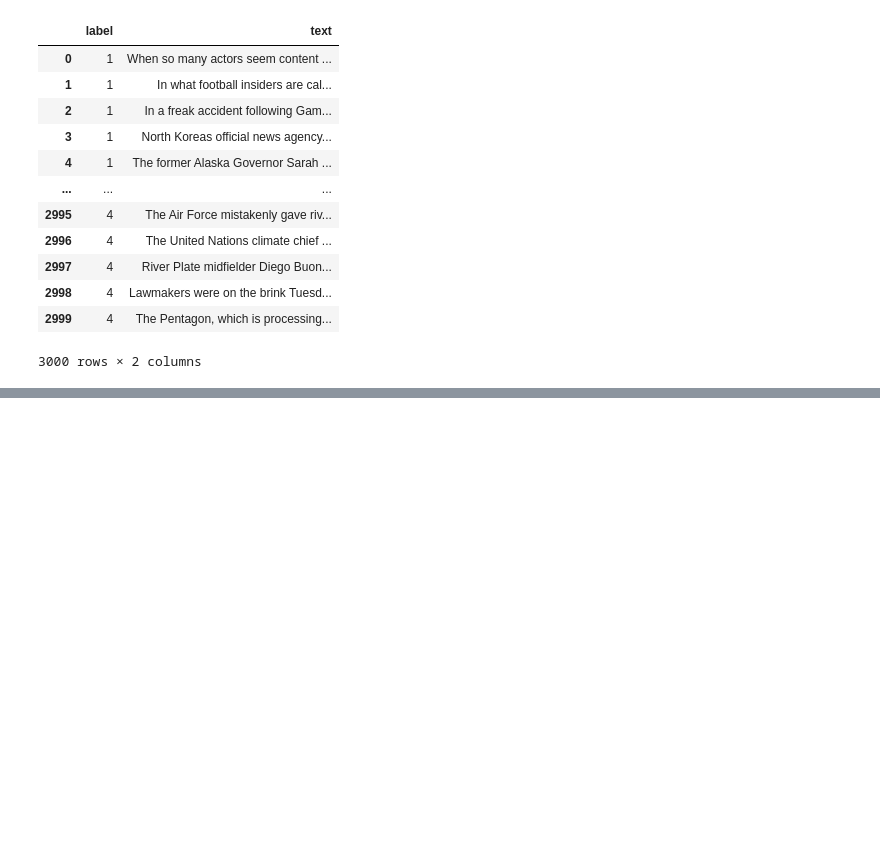
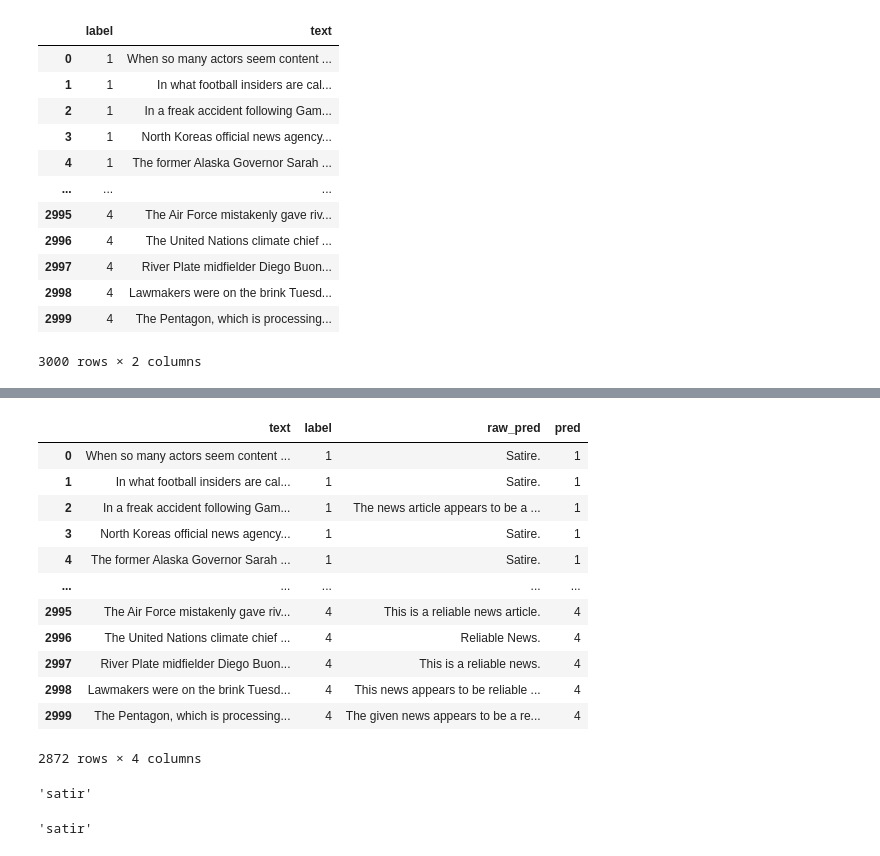
Before and after one commit to ljhgabe/CS4248-Team15-LUN, a Jupyter notebook: code/prompt_experiments.ipynb, the cells around one changed output, grey strips where cells are left out. Drawn from its saved outputs; the diff is of its cells as text; code cells hidden in the pictures; blank space fills up the shorter version.

Commit message:
Update prompt learning experiments

```diff
--- a/code/prompt_experiments.ipynb
+++ b/code/prompt_experiments.ipynb
@@ -96,0 +203,65 @@ files.download('result_test.csv')
+# %%
+
+na_responses = list()
+pbar = tqdm(total=13)
+
+for index, row in na_results.iterrows():
+    this_message = messages.copy()
+    this_message.append({'role': 'user', 'content': 'Decide whether the following news is a satire, hoax, propaganda or reliable news, reply only with its classification, without justification. \n'})
+    this_message = get_gpt_reply(this_message)
+
+    prompt = "News: " + reduce_text(row['text'])
+    this_message.append({'role': 'user', 'content': prompt})
+
+    output = get_gpt_reply(this_message)
+    na_responses.append(output[-1]['content'].strip())
+
+    pbar.update()
+
+pbar.close()
+# %%
+results.at[na_indices, 'raw_pred'] = na_responses
+# %%
+def get_pred(text):
+    lower_text = text.lower()
+    tokens = list(map(lambda t: stemmer.stem(t), word_tokenize(lower_text)))
+    pred = list()
+    if 'satire' in lower_text or stemmer.stem('satire') in tokens:
+        pred.append(1)
+    if 'hoax' in lower_text or stemmer.stem('hoax') in tokens:
+        pred.append(2)
+    if 'propaganda' in lower_text or stemmer.stem('propaganda') in tokens:
+        pred.append(3)
+    if ('reliable' in lower_text or stemmer.stem('reliable') in tokens) and 'unreliable' not in lower_text:
+        pred.append(4)
+
+    if len(pred) != 1:
+        return 'NaN'
+    return pred[0]
+# %%
+results['pred'] = results['raw_pred'].apply(get_pred)
+# %%
+cleaned_results = results[results['pred'] != 'NaN']
+cleaned_results
+# %% [output]
+|  | text | label | raw_pred | pred |
+| 0 | When so many actors seem content ... | 1 | Satire. | 1 |
+| 1 | In what football insiders are cal... | 1 | Satire. | 1 |
+| 2 | In a freak accident following Gam... | 1 | The news article appears to be a ... | 1 |
+| 3 | North Koreas official news agency... | 1 | Satire. | 1 |
+| 4 | The former Alaska Governor Sarah ... | 1 | Satire. | 1 |
+| ... | ... | ... | ... | ... |
+| 2995 | The Air Force mistakenly gave riv... | 4 | This is a reliable news article. | 4 |
+| 2996 | The United Nations climate chief ... | 4 | Reliable News. | 4 |
+| 2997 | River Plate midfielder Diego Buon... | 4 | This is a reliable news. | 4 |
+| 2998 | Lawmakers were on the brink Tuesd... | 4 | This news appears to be reliable ... | 4 |
+| 2999 | The Pentagon, which is processing... | 4 | The given news appears to be a re... | 4 |
+2872 rows × 4 columns
+# %%
+stemmer.stem('satirical')
+# %% [output]
+'satir'
+# %%
+stemmer.stem('satire')
+# %% [output]
+'satir'
```
Also changed, not shown: parts of 23 cells of this notebook.
